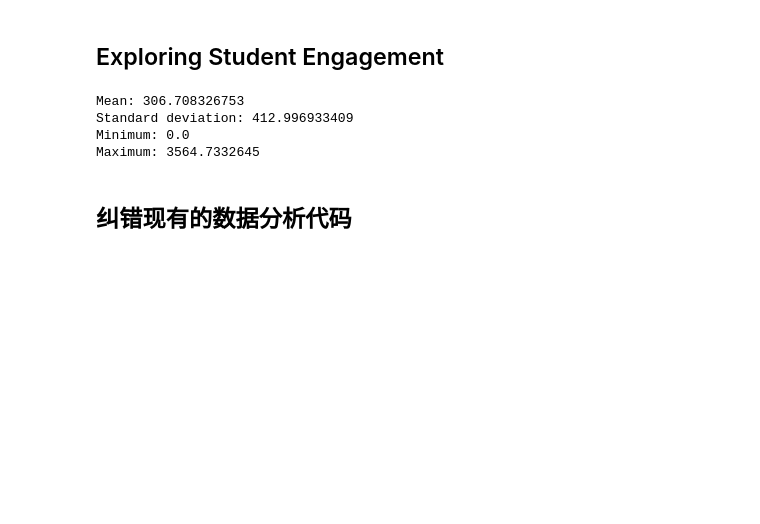
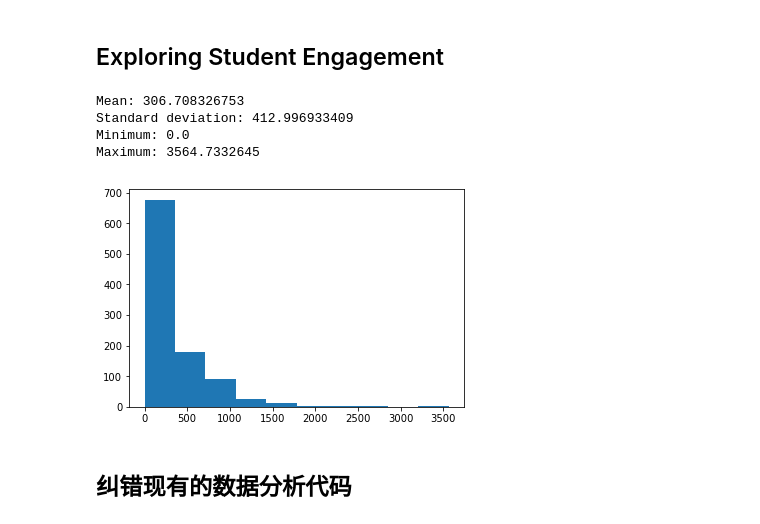
Before and after one commit to RedChueng/data_analysis_learning_in_udacity, a Jupyter notebook: l1-starter-code-zh-cn.ipynb, the cells around one changed output. Drawn from its saved outputs; the diff is of its cells as text; code cells hidden in the pictures; blank space fills up the shorter version.

Commit message:
add needed datas

```diff
--- a/l1-starter-code-zh-cn.ipynb
+++ b/l1-starter-code-zh-cn.ipynb
@@ -325,23 +327,28 @@ def sum_grouped_items(grouped_data, field_name):
 
 total_minutes_by_account = sum_grouped_items(engagement_by_account, 'total_minutes_visited')
 # %%
+%matplotlib inline
+
 import numpy as np
+import matplotlib.pyplot as plt
 
 # 汇总和描述关于教室所花时间的数据
 
 def describe_data(data):
     print 'Mean:', np.mean(data)
     print 'Standard deviation:', np.std(data)
     print 'Minimum:', np.min(data)
     print 'Maximum:', np.max(data)
+    plt.hist(data)
 
 total_minutes = total_minutes_by_account.values()
 describe_data(total_minutes)
 # %% [output]
 Mean: 306.708326753
 Standard deviation: 412.996933409
 Minimum: 0.0
 Maximum: 3564.7332645
+[figure, added]
 # %% [markdown]
 ## 纠错现有的数据分析代码
 # %%
```
Also changed, not shown: parts of 20 cells of this notebook, 3 other files.
